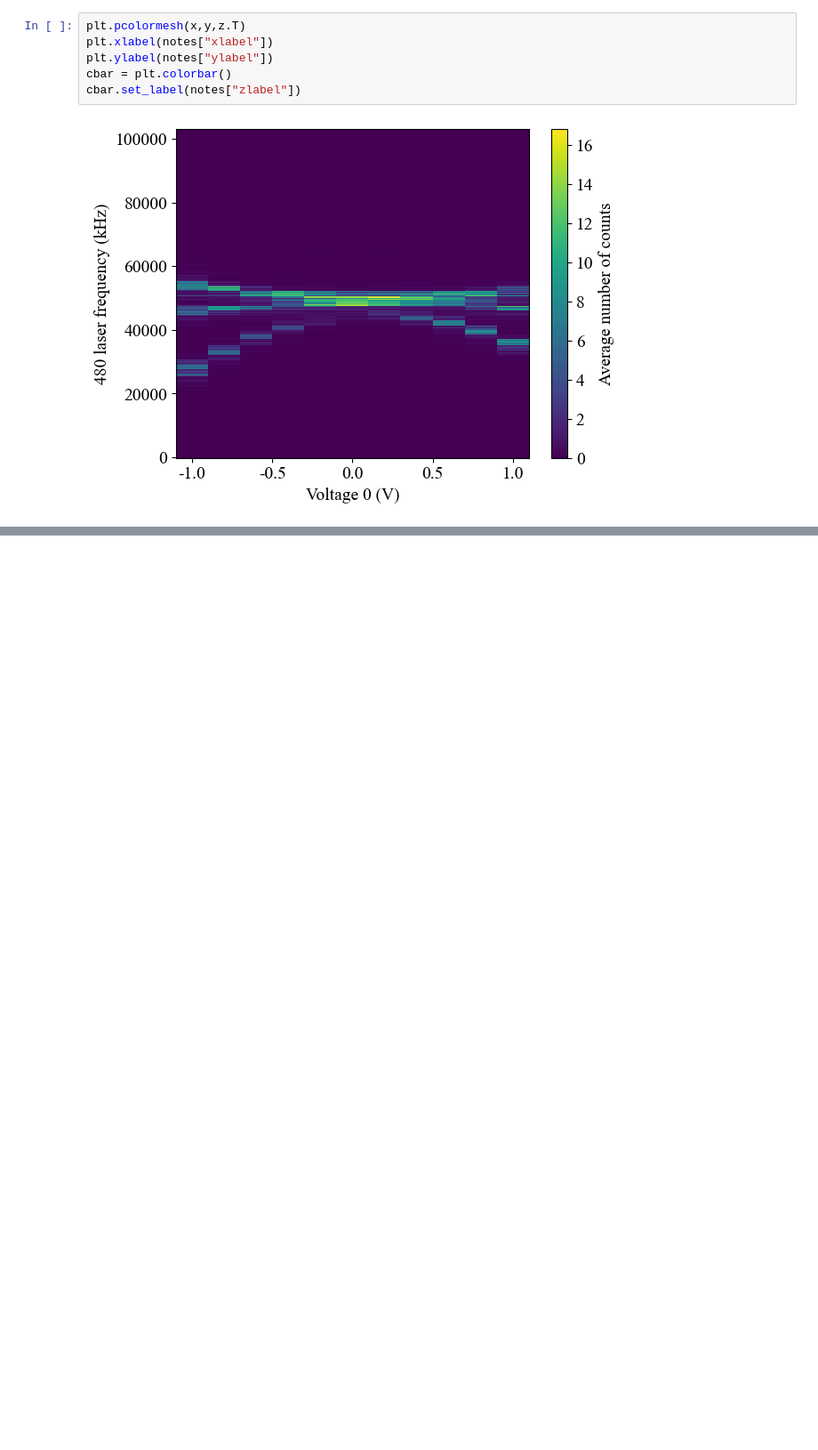
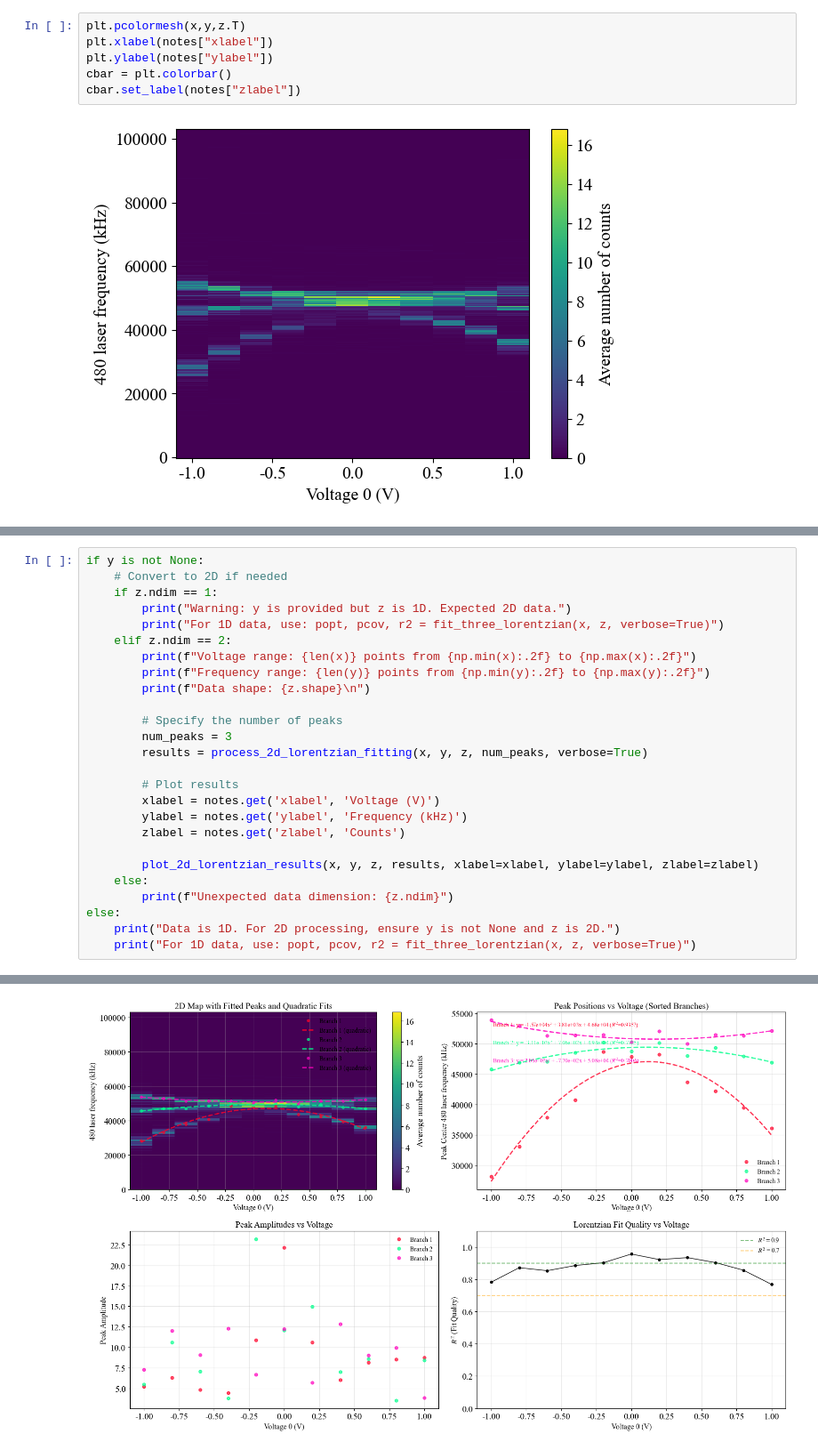
Before and after one commit to FENG-MengLong/ExperimentCode, a Jupyter notebook: fitting_test.ipynb, the cells around one changed output, grey strips where cells are left out. Shown at 89% size. Cells and saved outputs as stored; diff of their text form; blank space fills up the shorter version.

```diff
--- a/fitting_test.ipynb
+++ b/fitting_test.ipynb
@@ -849,0 +1037,27 @@ def process_2d_lorentzian_fitting(x, y, Z, verbose=False):
+# %%
+if y is not None:
+    # Convert to 2D if needed
+    if z.ndim == 1:
+        print("Warning: y is provided but z is 1D. Expected 2D data.")
+        print("For 1D data, use: popt, pcov, r2 = fit_three_lorentzian(x, z, verbose=True)")
+    elif z.ndim == 2:
+        print(f"Voltage range: {len(x)} points from {np.min(x):.2f} to {np.max(x):.2f}")
+        print(f"Frequency range: {len(y)} points from {np.min(y):.2f} to {np.max(y):.2f}")
+        print(f"Data shape: {z.shape}\n")
+
+        # Specify the number of peaks
+        num_peaks = 3
+        results = process_2d_lorentzian_fitting(x, y, z, num_peaks, verbose=True)
+
+        # Plot results
+        xlabel = notes.get('xlabel', 'Voltage (V)')
+        ylabel = notes.get('ylabel', 'Frequency (kHz)')
+        zlabel = notes.get('zlabel', 'Counts')
+
+        plot_2d_lorentzian_results(x, y, z, results, xlabel=xlabel, ylabel=ylabel, zlabel=zlabel)
+    else:
+        print(f"Unexpected data dimension: {z.ndim}")
+else:
+    print("Data is 1D. For 2D processing, ensure y is not None and z is 2D.")
+    print("For 1D data, use: popt, pcov, r2 = fit_three_lorentzian(x, z, verbose=True)")
+# %% [output]
@@ -849,0 +1081 @@ def process_2d_lorentzian_fitting(x, y, Z, verbose=False):
+[figure, added]
```
Also changed, not shown: parts of 7 cells of this notebook, 1 other file.
